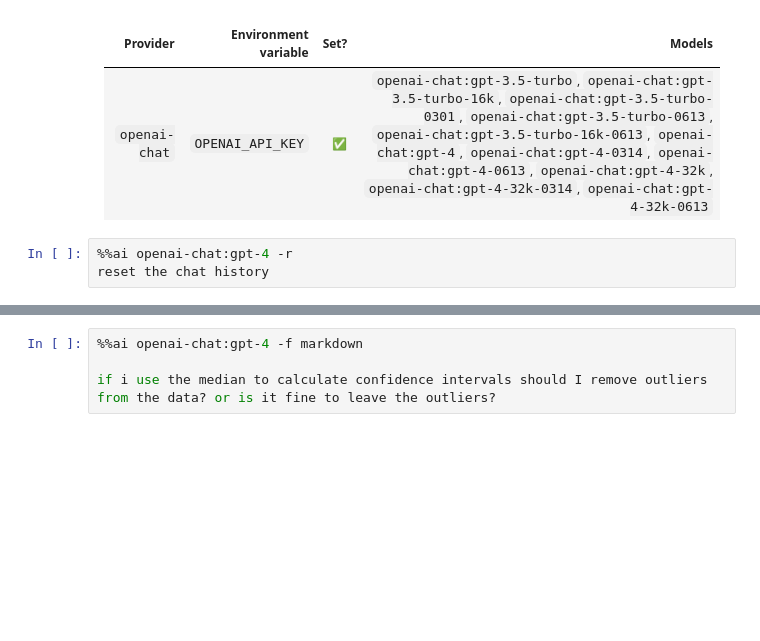
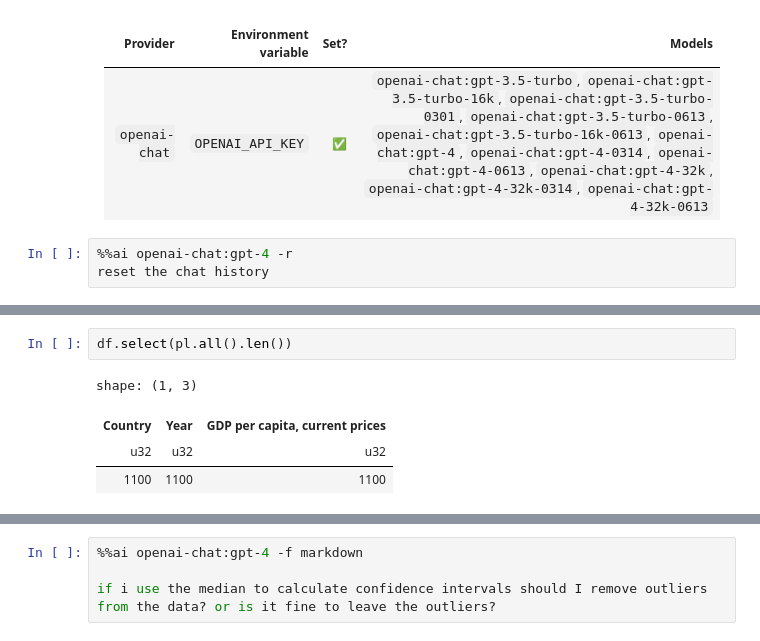
Before and after one commit to EduardoLZevallos/CFA_Franc_Analysis, a Jupyter notebook: scrap.ipynb, the cells around one changed output, grey strips where cells are left out. Drawn from its saved outputs; the diff is of its cells as text; blank space fills up the shorter version.

```diff
--- a/scrap.ipynb
+++ b/scrap.ipynb
@@ -67 +162,8 @@ So, in summary, the event-based nature of Locust is what makes it lightweight, h
+# %%
+df.select(pl.all().len())
+# %% [output]
+shape: (1, 3)
+| Country | Year | GDP per capita, current prices |
+| u32 | u32 | u32 |
+| 1100 | 1100 | 1100 |
 # %%
```
Also changed, not shown: parts of 56 cells of this notebook, 33 other files.
